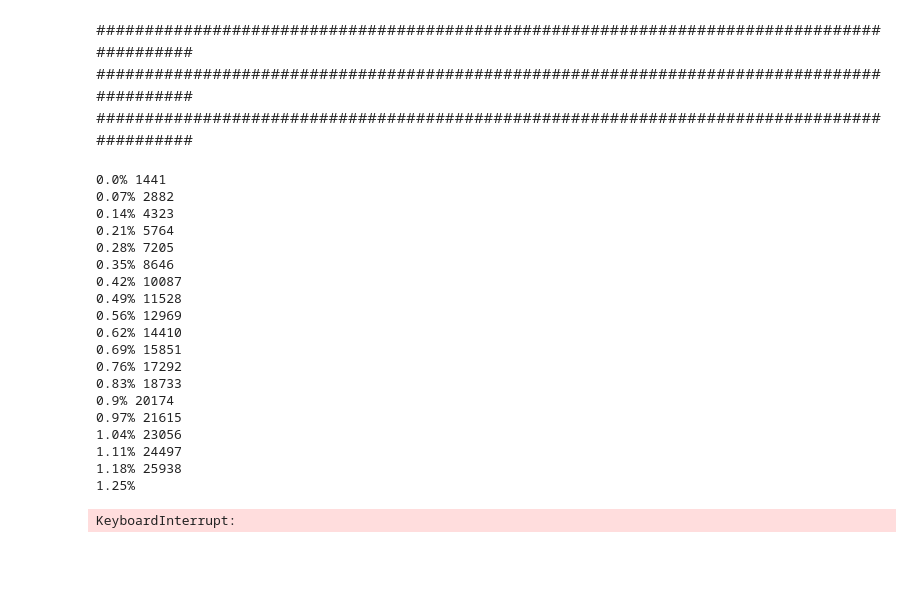
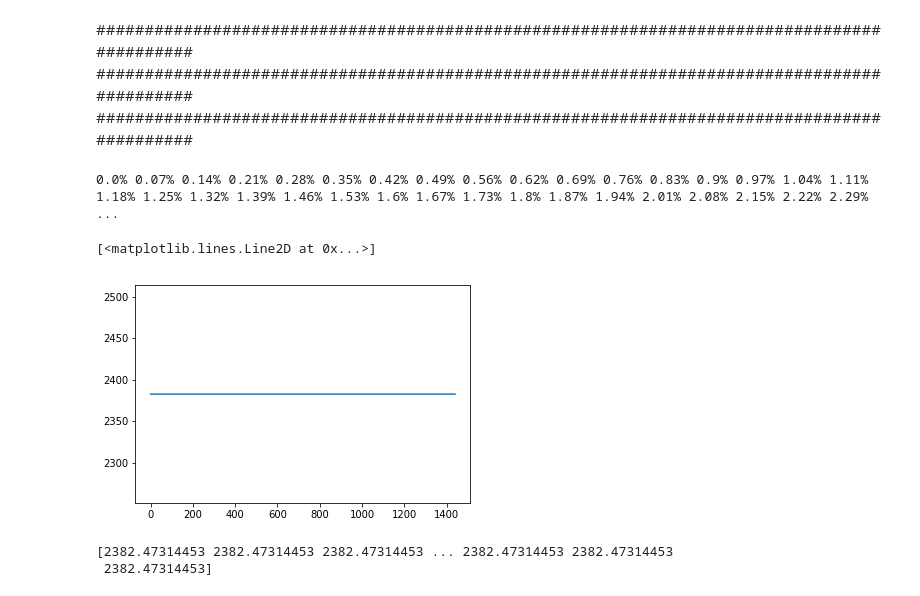
Before and after one commit to lbnl-cybersecurity/ceds-cigar, a Jupyter notebook: LBNL_Simulations/Python/InverterStability/First attempt - control 1 inverter for voltage stability.ipynb, the cells around one changed output. Cells and saved outputs as stored; diff of their text form; code cells hidden in the pictures; blank space fills up the shorter version.

```diff
--- a/LBNL_Simulations/Python/InverterStability/First attempt - control 1 inverter for voltage stability.ipynb
+++ b/LBNL_Simulations/Python/InverterStability/First attempt - control 1 inverter for voltage stability.ipynb
@@ -154,56 +154,44 @@ Solar=1/1000*(Solar.values)
 TotalTimeSteps,Nodes= Load.shape # Initialize the total time steps according to the data
 
 DSSSolution.Mode=1 # 1 represents daily mode, 2 represents yearly mode
-DSSSolution.Number=TotalTimeSteps # Solutions Per Solve Command
+DSSSolution.Number=1 # Solutions Per Solve Command
 DSSSolution.StepSize=1 # Stepsize= 1s
 DSSSolution.MaxControlIterations=1000 #Increase the number of maximum control iterations to make sure the system can solve the power flow
 DSSSolution.MaxIterations=100 #Increasing the number of power flow iterations to achieve convergence
 
 DSSText.Command='Set ControlMode=Time' # Refer to OpenDSS documentation
 
 VoltageOpenDSS=np.zeros(shape=(TotalTimeSteps,)) #save voltage at each step into this array
-SubstationRealPowerOpenDSS=np.zeros(shape=(TotalTimeSteps,)) #save real power at each step into this array
+#SubstationRealPowerOpenDSS=np.zeros(shape=(TotalTimeSteps,)) #save real power at each step into this array
 setSourceInfo(DSSObj,['source'],'pu',[SlackBusVoltage]) # Setting the slack bus voltage
-BusVoltageToPlot='bus_'+ str(NodeVoltageToPlot)
+#BusVoltageToPlot='bus_'+ str(NodeVoltageToPlot)
+
 for ksim in range(TotalTimeSteps):
     print(round(ksim/TotalTimeSteps*100, 2), end="% ")
     # Setting the real and reactive power of the loads
     setLoadInfo(DSSObj,LoadBusNames,'kw',Load[ksim][LoadList]-IncludeSolar*Solar[ksim][LoadList])
     setLoadInfo(DSSObj, LoadBusNames, 'kvar', reactivepowercontribution*(Load[ksim][LoadList] - IncludeSolar*Solar[ksim][LoadList]))
     # Solving the OpenDSS Power FLow
     DSSSolution.Solve()
     #LineInfo=getLineInfo(DSSObj,['L_U_650'])
     #bus1power = [d['bus1powerreal'] for d in LineInfo]
     #SubstationRealPowerOpenDSS[ksim]=bus1power[0] # This is done as the variable is a list, and the first element of the list, this can be done by doing a list.append, but array is done for speed issue
     #BusInfo=getBusInfo(DSSObj,[BusVoltageToPlot])
     #voltagepu=[d['voltagepu'] for d in BusInfo]
     #VoltageOpenDSS[ksim]=voltagepu[0]
     DSSMon.Name='meter_634_voltage'
     Voltage_Phasea=np.asarray(DSSMon.Channel(1))
     Voltage_Phaseb=np.asarray(DSSMon.Channel(3))
     Voltage_Phasec=np.asarray(DSSMon.Channel(5))
-    VoltageOpenDSS[ksim]=Voltage_Phasea+Voltage_Phaseb+Voltage_Phasec
-    print(len(DSSMon.Channel(1)))
+    VoltageOpenDSS[ksim]=(Voltage_Phasea[0]+Voltage_Phaseb[0]+Voltage_Phasec[0])/3
 
 plt.plot(VoltageOpenDSS)
 # %% [output]
-0.0% 1441
-0.07% 2882
-0.14% 4323
-0.21% 5764
-0.28% 7205
-0.35% 8646
-0.42% 10087
-0.49% 11528
-0.56% 12969
-0.62% 14410
-0.69% 15851
-0.76% 17292
-0.83% 18733
-0.9% 20174
-0.97% 21615
-1.04% 23056
-1.11% 24497
-1.18% 25938
-1.25%
+0.0% 0.07% 0.14% 0.21% 0.28% 0.35% 0.42% 0.49% 0.56% 0.62% 0.69% 0.76% 0.83% 0.9% 0.97% 1.04% 1.11% 1.18% 1.25% 1.32% 1.39% 1.46% 1.53% 1.6% 1.67% 1.73% 1.8% 1.87% 1.94% 2.01% 2.08% 2.15% 2.22% 2.29%  ...
-KeyboardInterrupt:
+[<matplotlib.lines.Line2D at 0x...>]
+[figure, added]
+# %%
+print(VoltageOpenDSS)
+# %% [output]
+[2382.47314453 2382.47314453 2382.47314453 ... 2382.47314453 2382.47314453
+ 2382.47314453]
```
Also changed, not shown: 6 other files.
